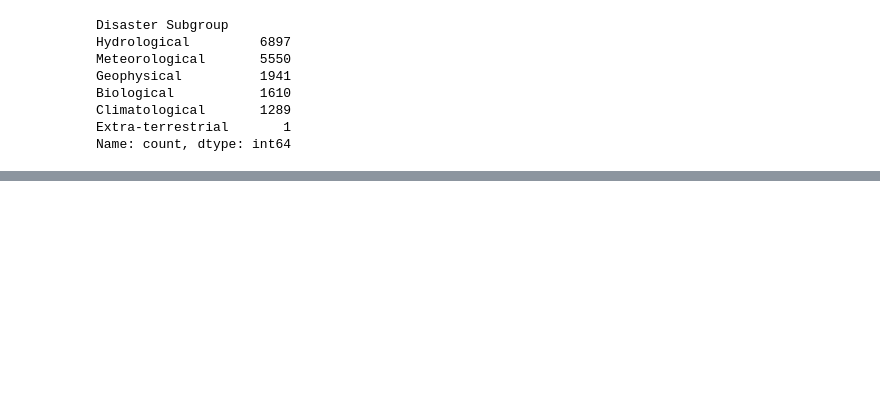
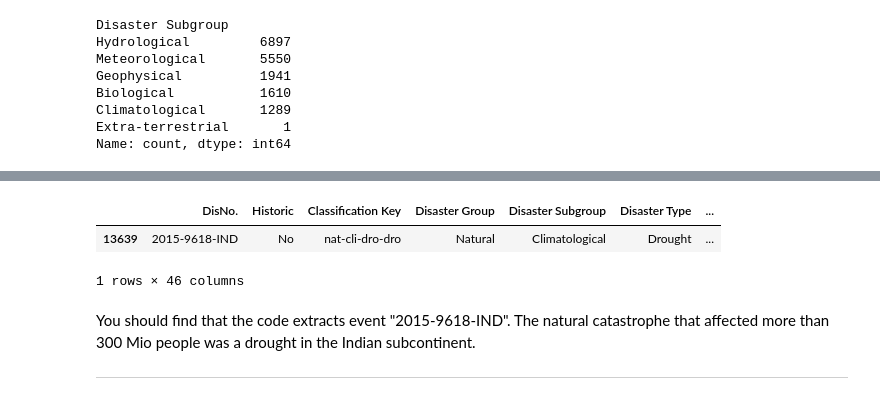
Before and after one commit to datasquad/DEE2025_coding, a Jupyter notebook: DataWalkThrough_DEE2025_pypj.ipynb, the cells around one changed output, grey strips where cells are left out. Drawn from its saved outputs; the diff is of its cells as text; code cells hidden in the pictures; blank space fills up the shorter version.

```diff
--- a/DataWalkThrough_DEE2025_pypj.ipynb
+++ b/DataWalkThrough_DEE2025_pypj.ipynb
@@ -381,0 +427,13 @@ We find different categories with hydrological events (e.g. heavy rainfalls) bei
+# %%
+emdat.loc[emdat['Total Affected'] == 330000000]
+# %% [output]
+|  | DisNo. | Historic | Classification Key | Disaster Group | Disaster Subgroup | Disaster Type | ... |
+| 13639 | 2015-9618-IND | No | nat-cli-dro-dro | Natural | Climatological | Drought | ... |
+1 rows × 46 columns
+# %% [markdown]
+You should find that the code extracts event "2015-9618-IND". The natural catastrophe that affected more than 300 Mio people was a drought in the Indian subcontinent.
+
+####
+[//]: # (-.- .unlisted .unnumbered)
+
+---
```
Also changed, not shown: parts of 17 cells of this notebook, 2 other files.
